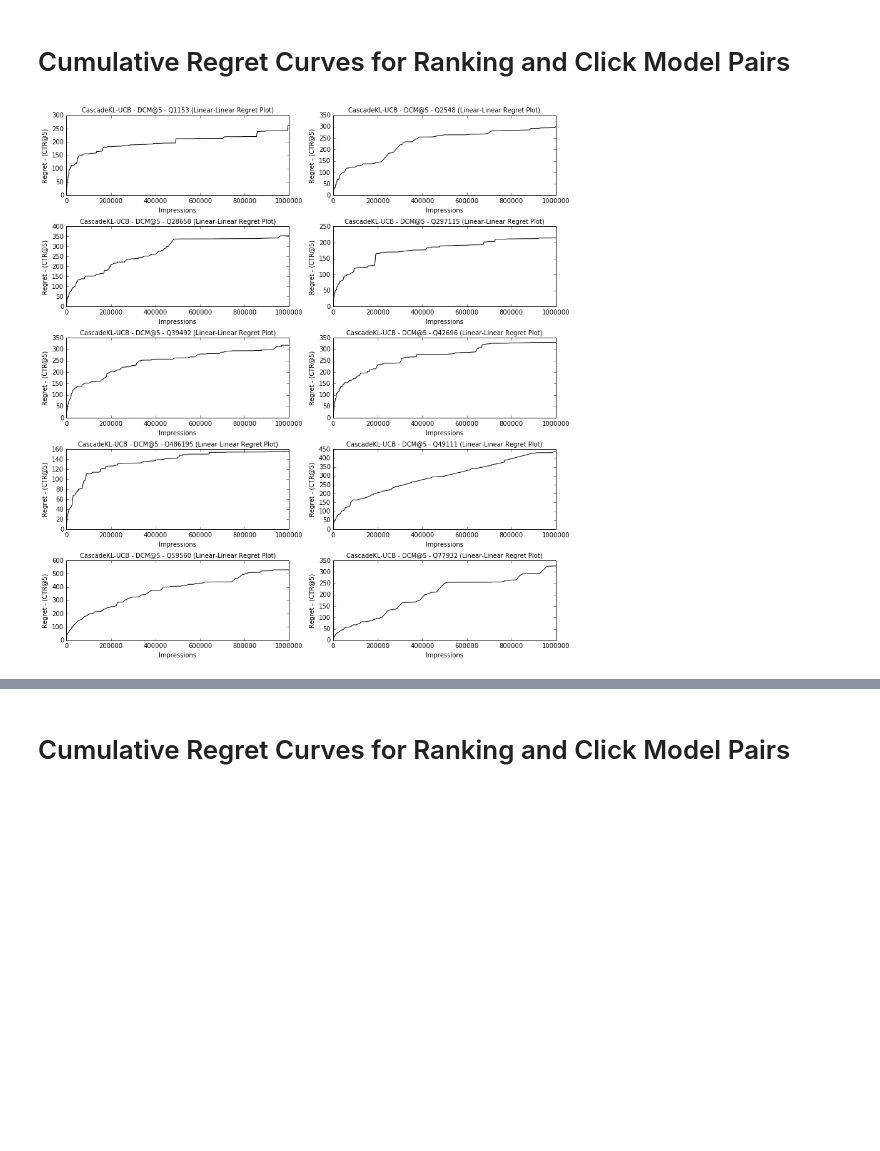
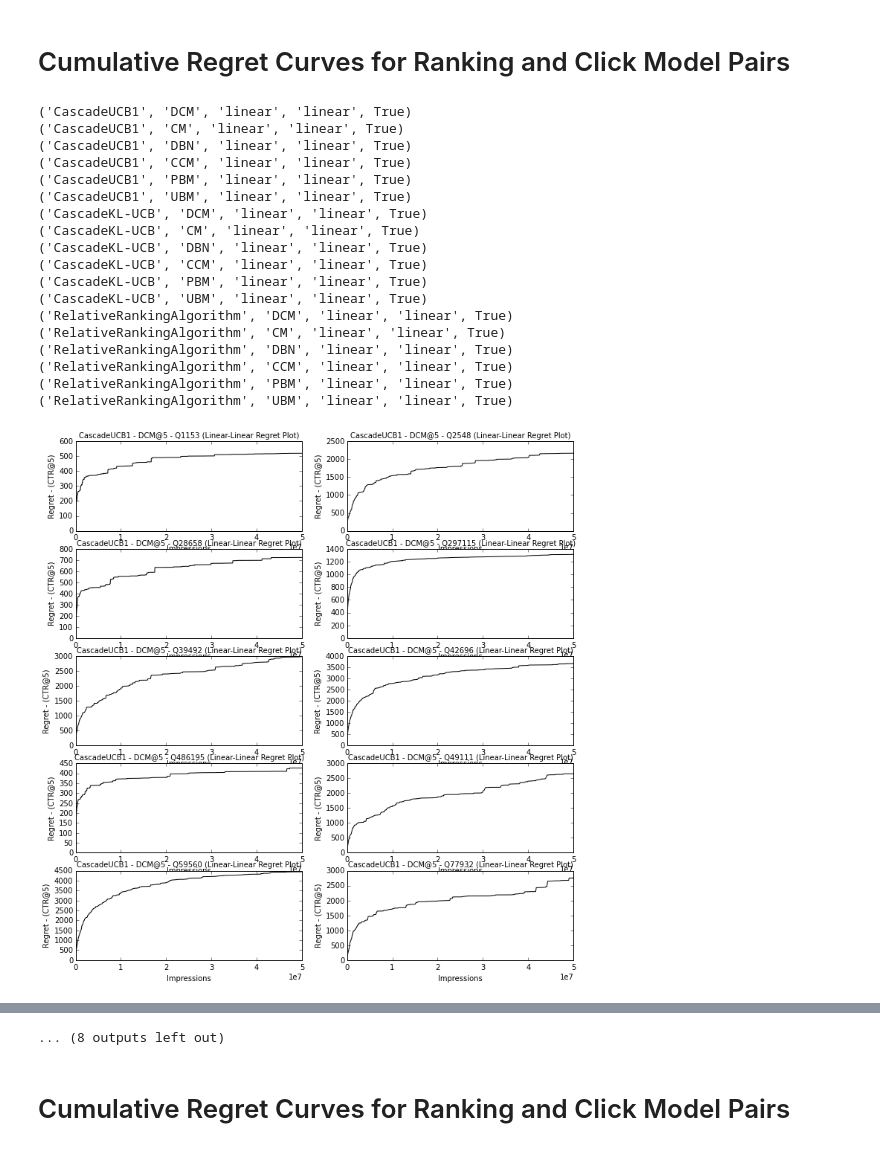
Before and after one commit to changlicn/PyClickLambdas, a Jupyter notebook: scripts/RankingBanditRegretVisualization.ipynb, the cells around one changed output, grey strips where cells are left out. Drawn from its saved outputs; the diff is of its cells as text; code cells hidden in the pictures; blank space fills up the shorter version.

```diff
--- a/scripts/RankingBanditRegretVisualization.ipynb
+++ b/scripts/RankingBanditRegretVisualization.ipynb
@@ -283,16 +285,16 @@ from ipywidgets import Select, Dropdown, interactive, HBox
 from IPython.display import display
 
 # Change this to force the visualization of experiments under this directory.
-EXPERIMENTS_DIRECTORY = "experiments/CascadeKLUCBAlgorithm/run1"
+EXPERIMENTS_DIRECTORY = "experiments"
 
 def get_regret_filepath(experiment_info_filepath):
     return experiment_info_filepath.rstrip('experiment.nfo') + 'regret.npy'
 
-def show_regrets_widget():
+def show_regrets_widget(save_plots=False):
     experiment_filepaths = []
     experiment_specs = []
 
-    def show_regrets(ranking_model_name, click_model_name, xscale, yscale):
+    def show_regrets(ranking_model_name, click_model_name, xscale, yscale, save_plots=False):
         spec_indices = [i for i, spec in enumerate(experiment_specs)
                         if spec['click_model'].getName() == click_model_name and
                         spec['ranking_model'].getName() == ranking_model_name and
@@ -314,34 +316,62 @@ def show_regrets_widget():
 
         if len(specs) > 1 and len(specs) % 2 == 1:
             axes[-1].axis('off')
 
-        plt.tight_layout()
-        plt.show()
+        if save_plots:
+            fig.savefig('Figs/'+ranking_model_name+'_'+click_model_name+'.pdf',bbox_inches='tight')
+        else:
+            plt.tight_layout()
+            plt.show()
 
     for root, dirs, files in os.walk(EXPERIMENTS_DIRECTORY, topdown=True):
         for fn in files:
             if fn.endswith('.nfo'):
                 fp = os.path.join(root, fn)
                 experiment_filepaths.append(fp)
                 with open(fp) as ifile:
                     experiment_specs.append(pickle.load(ifile))
 
     ranking_model_names = set([spec['ranking_model'].getName() for spec in experiment_specs])
     click_model_names = set([spec['click_model'].getName() for spec in experiment_specs])
+
+    if save_plots:
+        for gl_ranking_model_name in ranking_model_names:
+            for gl_click_model_name in click_model_names:
+                print (gl_ranking_model_name,gl_click_model_name,'linear','linear',save_plots)
+                show_regrets(gl_ranking_model_name,gl_click_model_name,
+                                               'linear','linear',save_plots)
 
     rmdd = Select(options=list(ranking_model_names), description='Ranking Model:', width='150px')
     cmdd = Select(options=list(click_model_names), description='Click Model:', width='75px')
     xsdd = Select(options=['linear', 'sqrt', 'log'], description='X Scale:', width='100px', height='65px')
     ysdd = Select(options=['linear', 'sqrt', 'log'], description='Y Scale:', width='100px', height='65px')
 
     controls = HBox([rmdd, cmdd, xsdd, ysdd])
     backend = interactive(show_regrets, ranking_model_name=rmdd, click_model_name=cmdd,
                           xscale=xsdd, yscale=ysdd)
 
     controls.on_displayed(lambda _: show_regrets(rmdd.value, cmdd.value, xsdd.value, ysdd.value))
 
     display(controls)
 
-show_regrets_widget()
+show_regrets_widget(save_plots=True)
 # %% [output]
+('CascadeUCB1', 'DCM', 'linear', 'linear', True)
+('CascadeUCB1', 'CM', 'linear', 'linear', True)
+('CascadeUCB1', 'DBN', 'linear', 'linear', True)
+('CascadeUCB1', 'CCM', 'linear', 'linear', True)
+('CascadeUCB1', 'PBM', 'linear', 'linear', True)
+('CascadeUCB1', 'UBM', 'linear', 'linear', True)
+('CascadeKL-UCB', 'DCM', 'linear', 'linear', True)
+('CascadeKL-UCB', 'CM', 'linear', 'linear', True)
+('CascadeKL-UCB', 'DBN', 'linear', 'linear', True)
+('CascadeKL-UCB', 'CCM', 'linear', 'linear', True)
+('CascadeKL-UCB', 'PBM', 'linear', 'linear', True)
+('CascadeKL-UCB', 'UBM', 'linear', 'linear', True)
+('RelativeRankingAlgorithm', 'DCM', 'linear', 'linear', True)
+('RelativeRankingAlgorithm', 'CM', 'linear', 'linear', True)
+('RelativeRankingAlgorithm', 'DBN', 'linear', 'linear', True)
+('RelativeRankingAlgorithm', 'CCM', 'linear', 'linear', True)
+('RelativeRankingAlgorithm', 'PBM', 'linear', 'linear', True)
+('RelativeRankingAlgorithm', 'UBM', 'linear', 'linear', True)
-[figure, old version]
+[figure, new version]
@@ -348,3 +388,4 @@ show_regrets_widget()
+... (8 outputs left out)
 # %% [markdown]
 # Cumulative Regret Curves for Ranking and Click Model Pairs
 # %%
```
Also changed, not shown: parts of 3 cells of this notebook.
